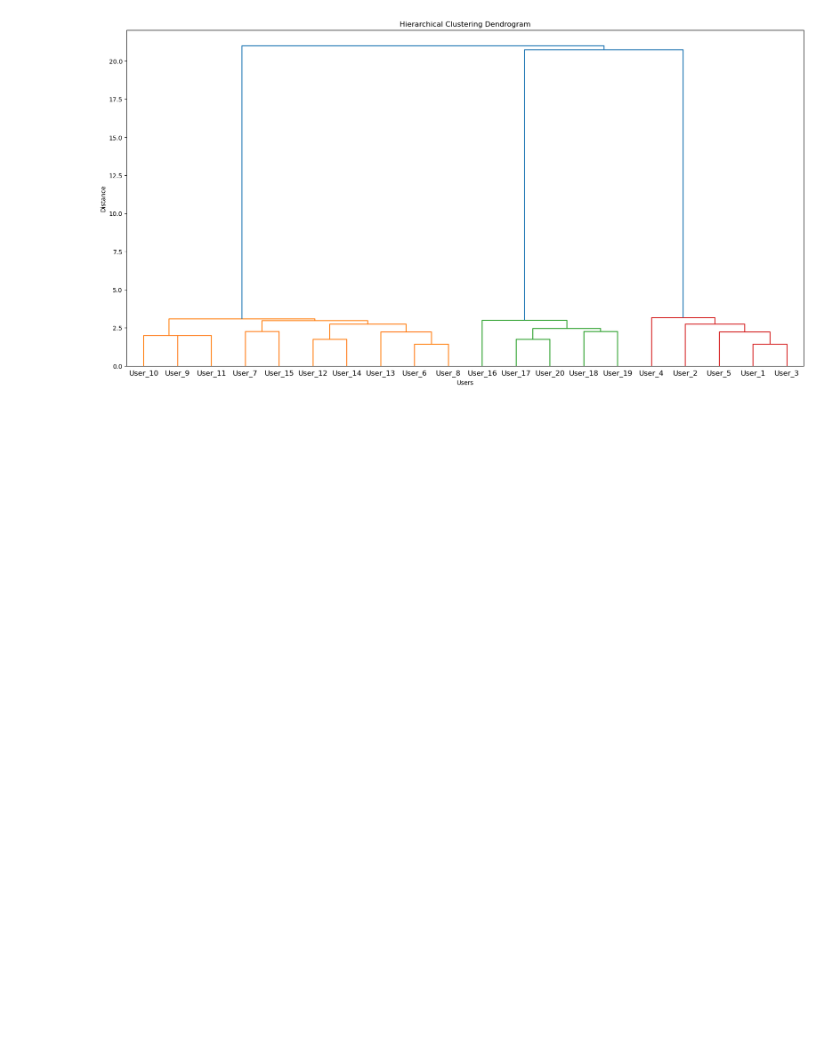
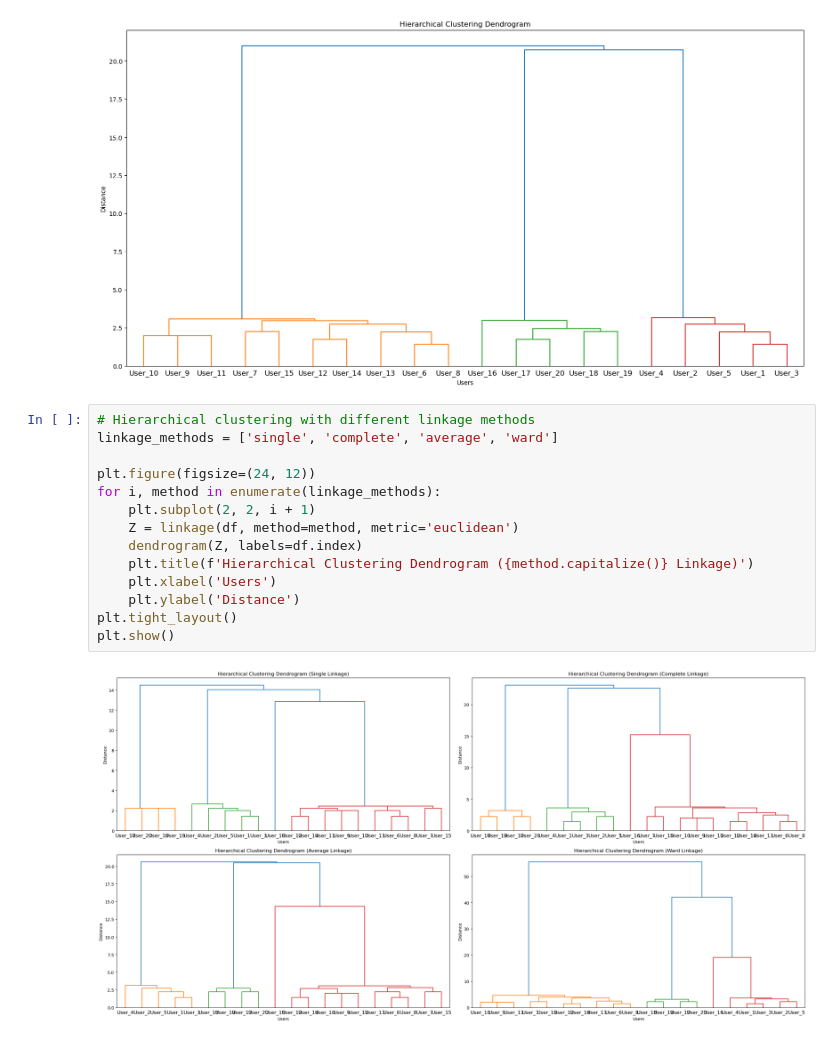
Before and after one commit to tgvp/Algoritmos-Recomendacao, a Jupyter notebook: src/rs-starter.ipynb, the cells around one changed output. Drawn from its saved outputs; the diff is of its cells as text; blank space fills up the shorter version.

Commit message:
hierarchical clustering for different linkage methods added

```diff
--- a/src/rs-starter.ipynb
+++ b/src/rs-starter.ipynb
@@ -1120,3 +1120,19 @@ fig.update_layout(width=800, height=500, title='Hierarchical Clustering Dendrogr
 fig.show()
 # %% [output]
 [figure]
+# %%
+# Hierarchical clustering with different linkage methods
+linkage_methods = ['single', 'complete', 'average', 'ward']
+
+plt.figure(figsize=(24, 12))
+for i, method in enumerate(linkage_methods):
+    plt.subplot(2, 2, i + 1)
+    Z = linkage(df, method=method, metric='euclidean')
+    dendrogram(Z, labels=df.index)
+    plt.title(f'Hierarchical Clustering Dendrogram ({method.capitalize()} Linkage)')
+    plt.xlabel('Users')
+    plt.ylabel('Distance')
+plt.tight_layout()
+plt.show()
+# %% [output]
+[figure, added]
```
